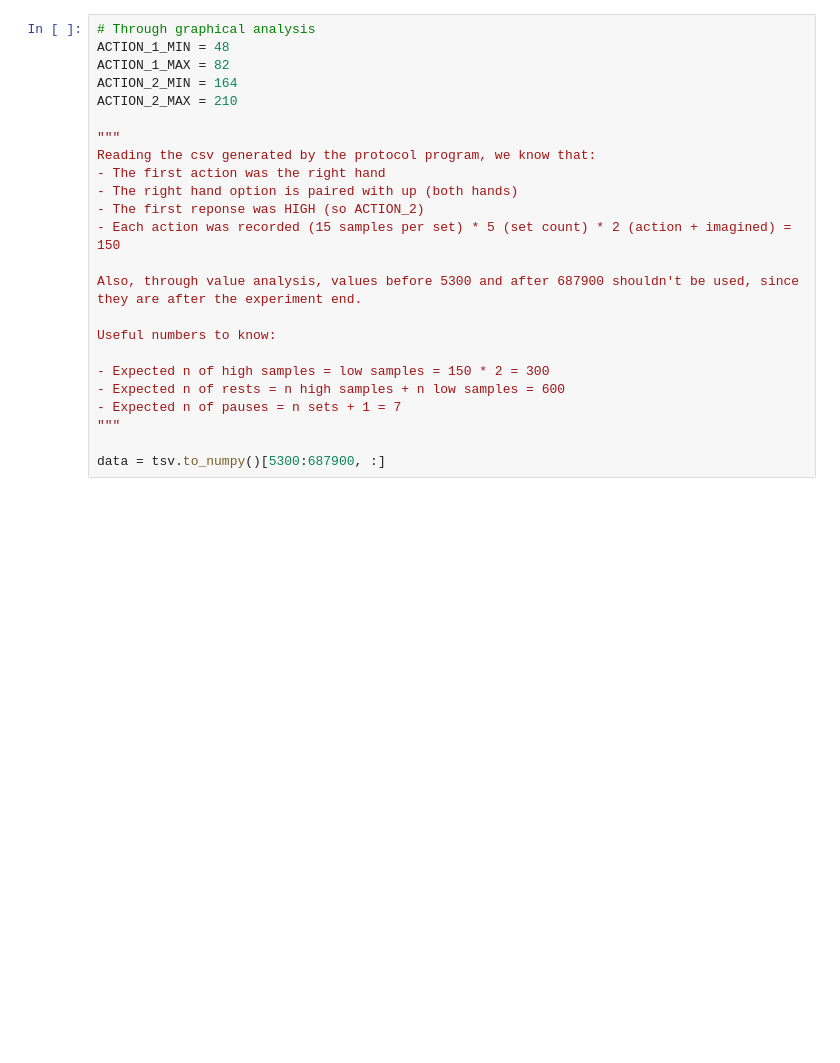
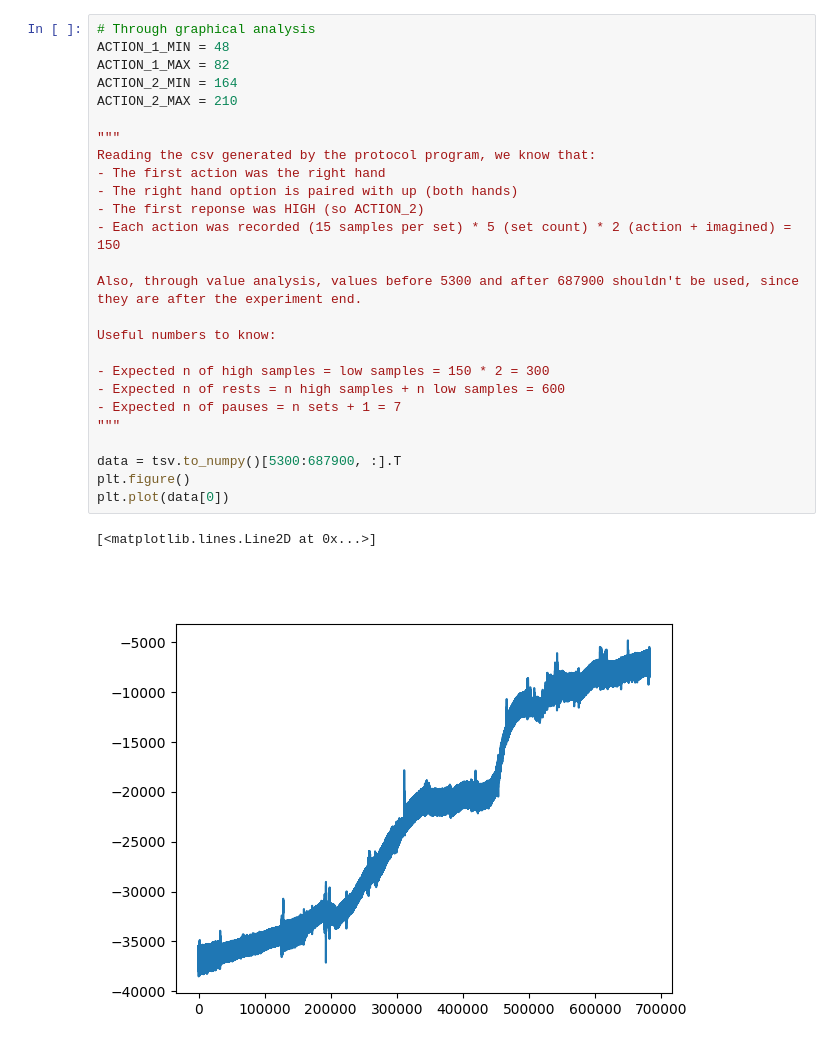
Before and after one commit to tomasccpt/eegaming, a Jupyter notebook: Process_Collected/process.ipynb, the cells around one changed output. Cells and saved outputs as stored; diff of their text form; blank space fills up the shorter version.

```diff
--- a/Process_Collected/process.ipynb
+++ b/Process_Collected/process.ipynb
@@ -20,24 +36,29 @@ plt.show()
 # %%
 # Through graphical analysis
 ACTION_1_MIN = 48
 ACTION_1_MAX = 82
 ACTION_2_MIN = 164
 ACTION_2_MAX = 210
 
 """
 Reading the csv generated by the protocol program, we know that:
 - The first action was the right hand
 - The right hand option is paired with up (both hands)
 - The first reponse was HIGH (so ACTION_2)
 - Each action was recorded (15 samples per set) * 5 (set count) * 2 (action + imagined) = 150
 
 Also, through value analysis, values before 5300 and after 687900 shouldn't be used, since they are after the experiment end.
 
 Useful numbers to know:
 
 - Expected n of high samples = low samples = 150 * 2 = 300
 - Expected n of rests = n high samples + n low samples = 600
 - Expected n of pauses = n sets + 1 = 7
 """
 
-data = tsv.to_numpy()[5300:687900, :]
+data = tsv.to_numpy()[5300:687900, :].T
+plt.figure()
+plt.plot(data[0])
+# %% [output]
+[<matplotlib.lines.Line2D at 0x...>]
+[figure, added]
```
Also changed, not shown: parts of 7 cells of this notebook, 5 other files.
